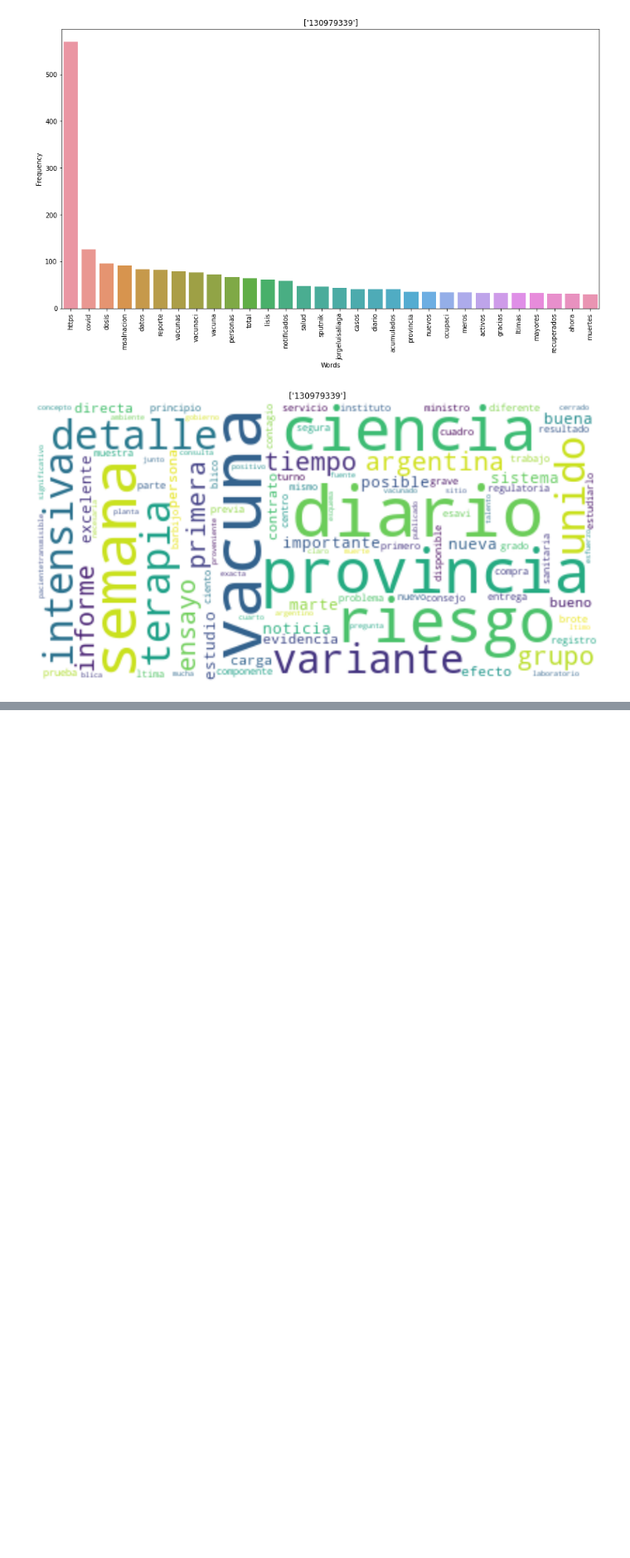
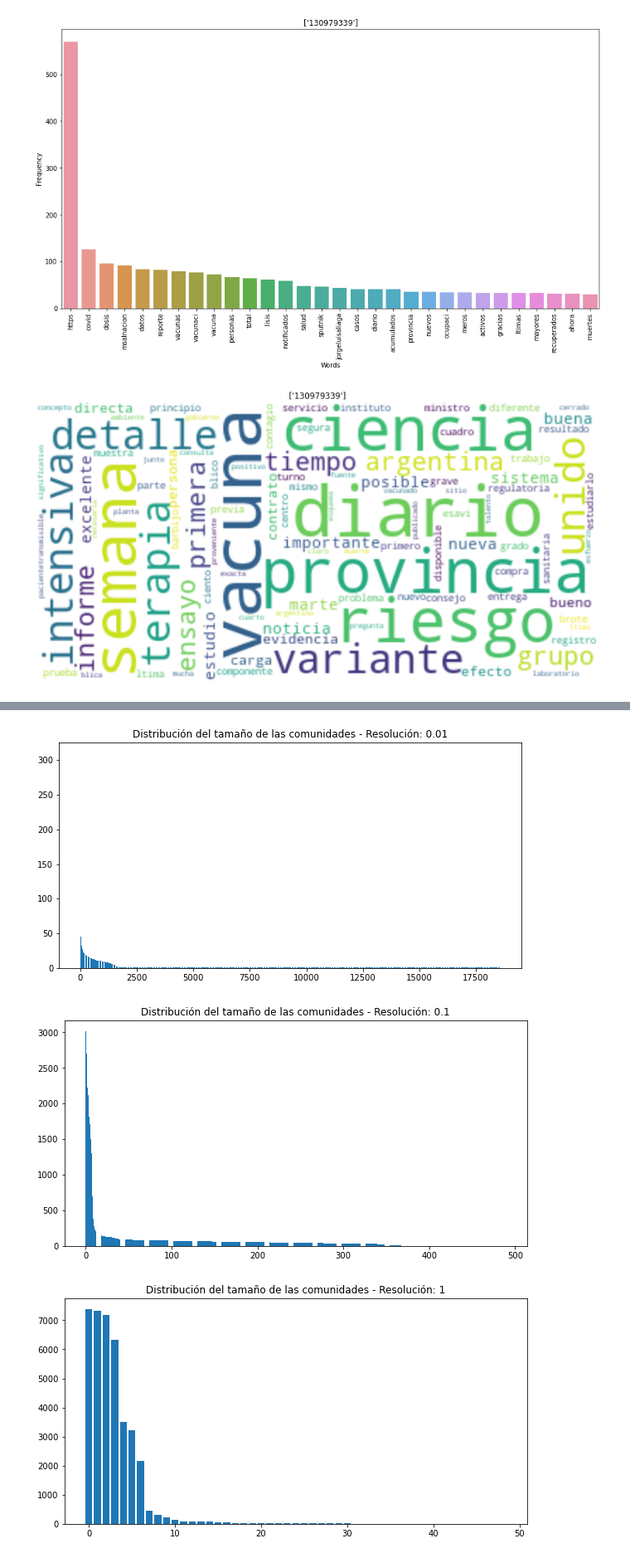
Before and after one commit to estebanarr/graphMachineLearning, a Jupyter notebook: notebooks/Practico1.ipynb, the cells around one changed output, grey strips where cells are left out. Shown at 83% size. Cells and saved outputs as stored; diff of their text form; code cells hidden in the pictures; blank space fills up the shorter version.

```diff
--- a/notebooks/Practico1.ipynb
+++ b/notebooks/Practico1.ipynb
@@ -290,7 +290,7 @@ Average degree:   4.7608
 # %%
 df_metricas=pd.DataFrame(G.degree()).rename(columns={0:'nodo',1:'degree'})
 
-clustering_coefficient = nx.clustering(G)
-df_metricas['transitividad'] = list(clustering_coefficient.values())
+transitividad= nx.transitivity(G)
+df_metricas['transitividad'] = list(transitividad.values())
 df_metricas['asortatividad']=(nx.degree_assortativity_coefficient(G))
 df_metricas['watts_stogratz']=(nx.average_clustering(G))
@@ -596,0 +690,19 @@ for user in nodos_centrales:
+# %%
+resolutions = [0.01,0.1, 1, 10]
+comms_dict = {} #diccionario que contendrá las comunidades para cada una de las resolucione
+for resolution in resolutions:
+    comms = algorithms.louvain(G, weight='weight', resolution=resolution, randomize=False)
+    comms_dict[resolution] = comms
+
+#Graficamos la distribución para distintos valores de resolución
+
+for i,key in enumerate(comms_dict):
+
+    plt.figure(figsize=(10,5))
+    plt.bar(height=[len(com) for com in comms_dict[key].communities],x=np.arange(len([len(com) for com in comms_dict[key].communities])))
+    plt.title("Distribución del tamaño de las comunidades - Resolución: {}".format(resolutions[i]))
+    plt.show()
+# %% [output]
+[figure, added]
+[figure, added]
+[figure, added]
```
Also changed, not shown: parts of 21 cells of this notebook.
